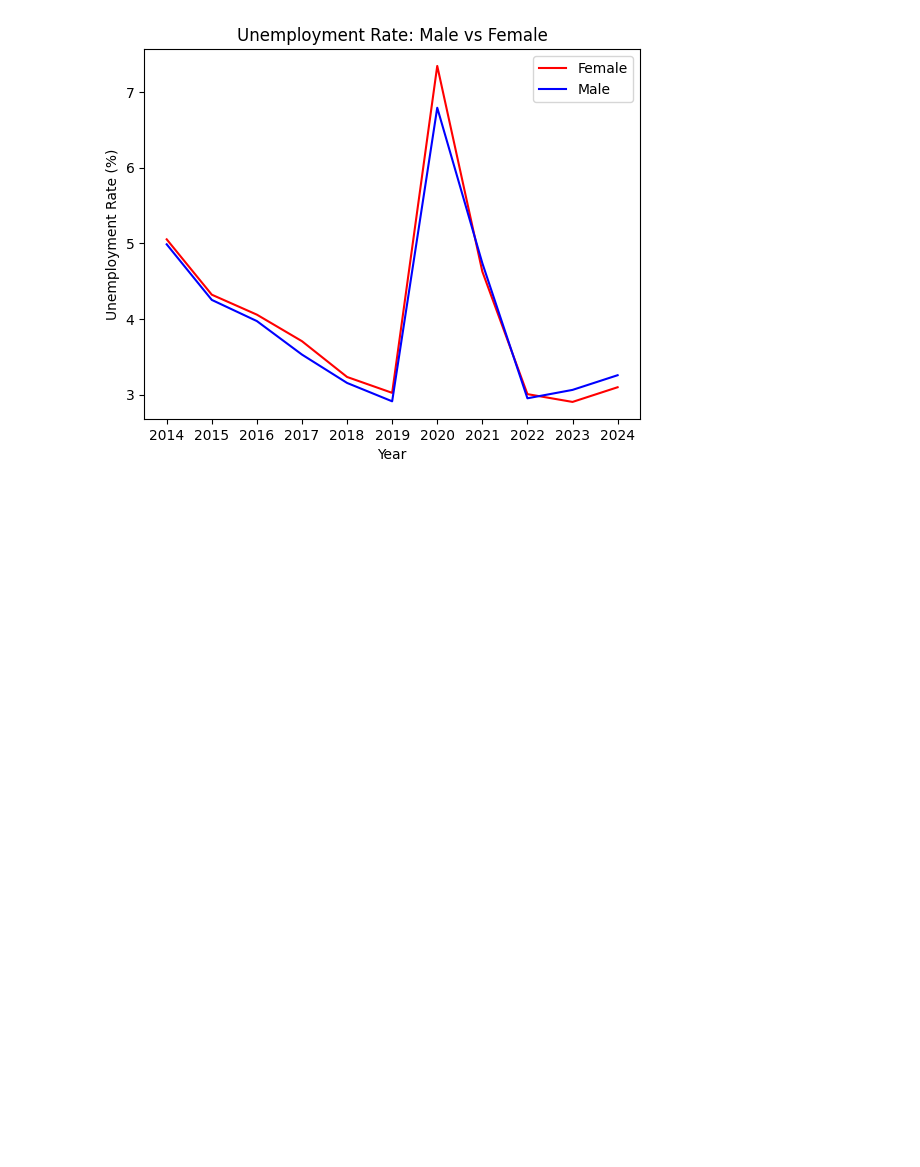
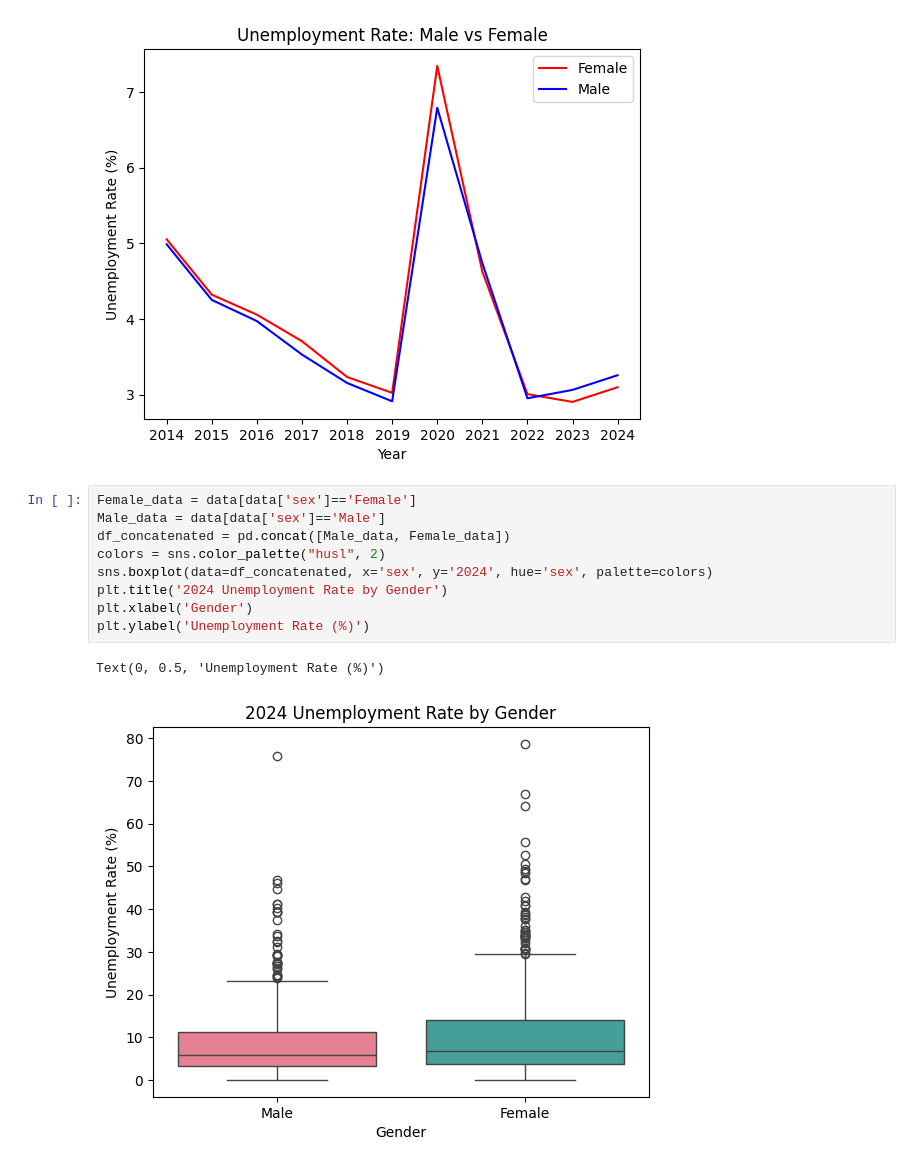
Before and after one commit to Enlightenus/Global_unemployment, a Jupyter notebook: test.ipynb, the cells around one changed output. Saved outputs shown, nothing was run; the diff lists cells and outputs as text; blank space fills up the shorter version.

Commit message:
Analysis by Gender

```diff
--- a/test.ipynb
+++ b/test.ipynb
@@ -202,3 +196,15 @@ plt.legend()
 plt.show()
 # %% [output]
 [figure]
+# %%
+Female_data = data[data['sex']=='Female']
+Male_data = data[data['sex']=='Male']
+df_concatenated = pd.concat([Male_data, Female_data])
+colors = sns.color_palette("husl", 2)
+sns.boxplot(data=df_concatenated, x='sex', y='2024', hue='sex', palette=colors)
+plt.title('2024 Unemployment Rate by Gender')
+plt.xlabel('Gender')
+plt.ylabel('Unemployment Rate (%)')
+# %% [output]
+Text(0, 0.5, 'Unemployment Rate (%)')
+[figure, added]
```
Also changed, not shown: parts of 2 cells of this notebook.
